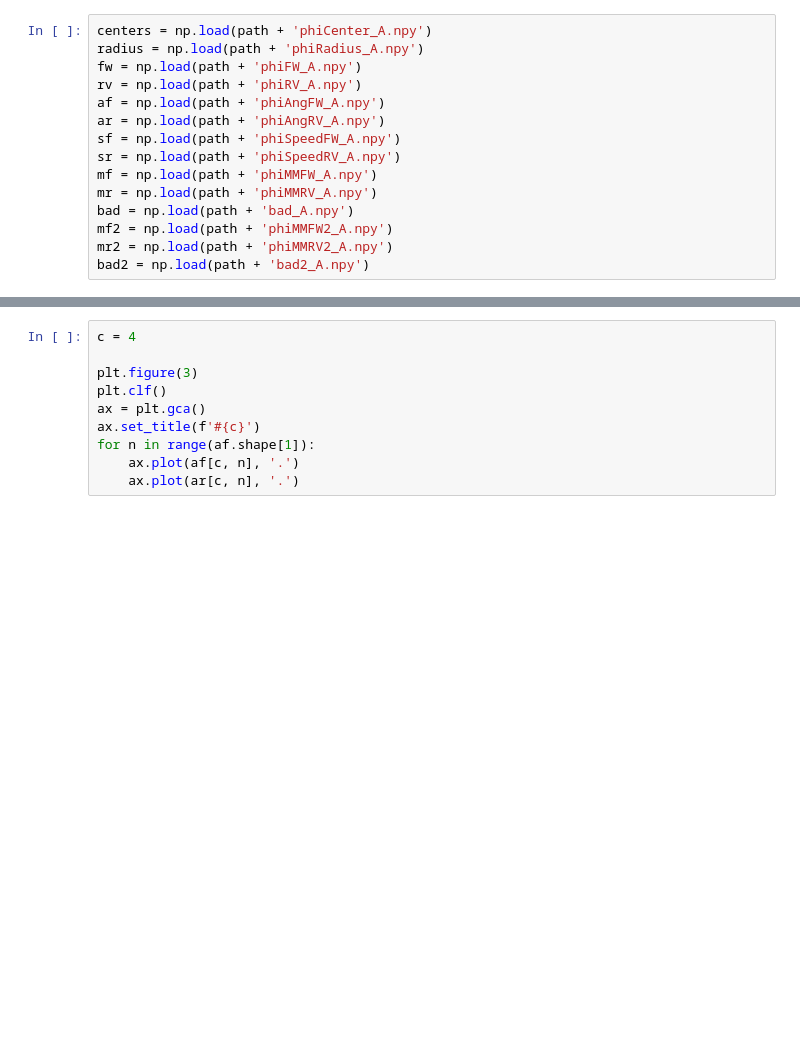
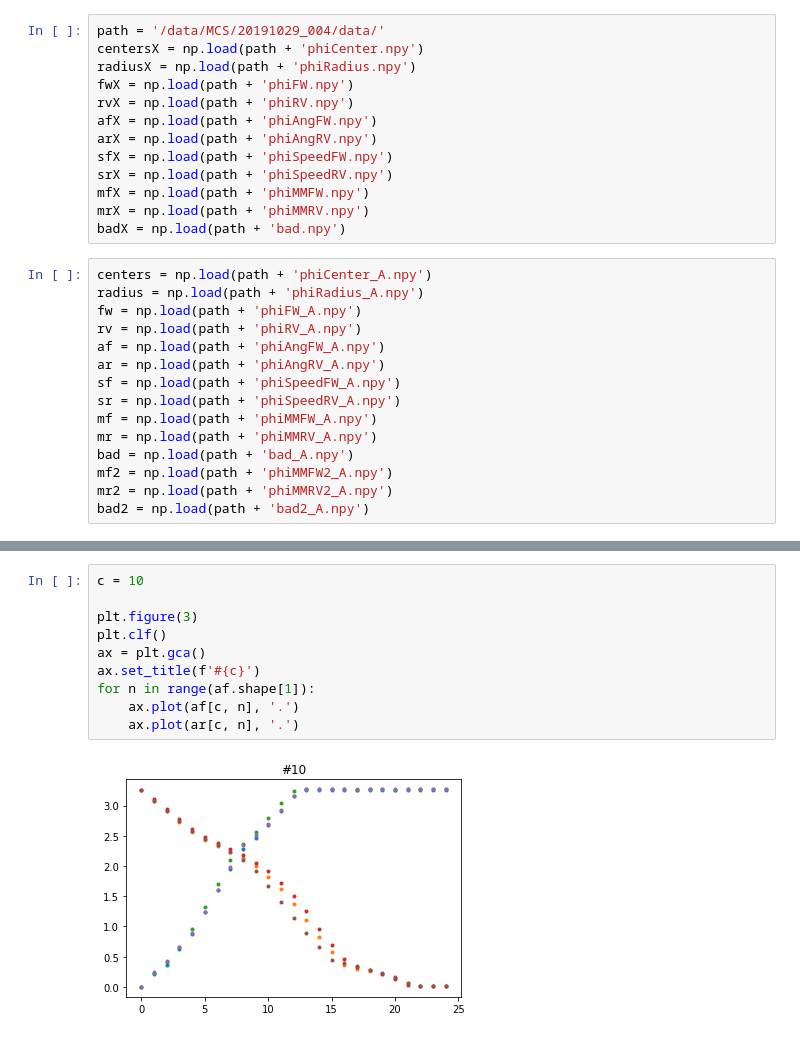
Before and after one commit to Subaru-PFS/ics_cobraCharmer, a Jupyter notebook: procedures/moduleTest/motor2maps.ipynb, the cells around one changed output, grey strips where cells are left out. Cells and saved outputs as stored; diff of their text form; blank space fills up the shorter version.

```diff
--- a/procedures/moduleTest/motor2maps.ipynb
+++ b/procedures/moduleTest/motor2maps.ipynb
@@ -40,3 +32,16 @@ bad2 = np.load(path + 'bad2.npy')
+# %%
+path = '/data/MCS/20191029_004/data/'
+centersX = np.load(path + 'phiCenter.npy')
+radiusX = np.load(path + 'phiRadius.npy')
+fwX = np.load(path + 'phiFW.npy')
+rvX = np.load(path + 'phiRV.npy')
+afX = np.load(path + 'phiAngFW.npy')
+arX = np.load(path + 'phiAngRV.npy')
+sfX = np.load(path + 'phiSpeedFW.npy')
+srX = np.load(path + 'phiSpeedRV.npy')
+mfX = np.load(path + 'phiMMFW.npy')
+mrX = np.load(path + 'phiMMRV.npy')
+badX = np.load(path + 'bad.npy')
 # %%
 centers = np.load(path + 'phiCenter_A.npy')
 radius = np.load(path + 'phiRadius_A.npy')
@@ -128,10 +136,12 @@ plt.show()
 # %%
-c = 4
+c = 10
 
 plt.figure(3)
 plt.clf()
 ax = plt.gca()
 ax.set_title(f'#{c}')
 for n in range(af.shape[1]):
     ax.plot(af[c, n], '.')
     ax.plot(ar[c, n], '.')
+# %% [output]
+[figure, added]
```
Also changed, not shown: parts of 23 cells of this notebook, 8 other files.
